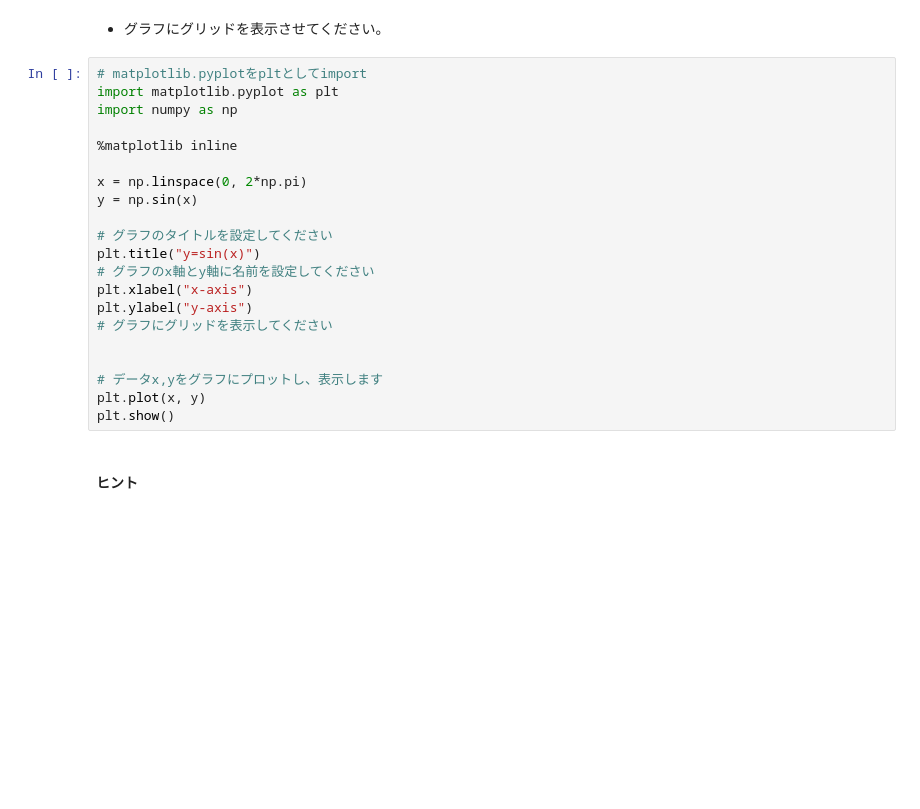
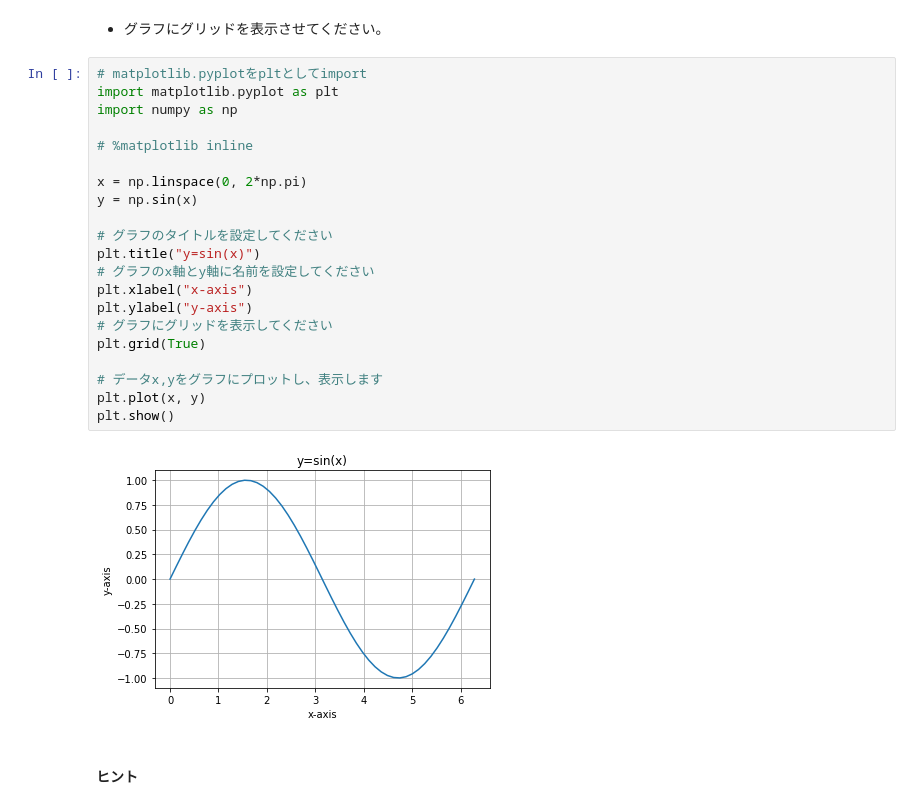
Before and after one commit to Eigo-Mt-Fuji/aiml-training, a Jupyter notebook: 4040_data_visualization/chapter2.ipynb, the cells around one changed output. Saved outputs shown, nothing was run; the diff lists cells and outputs as text; blank space fills up the shorter version.

```diff
--- a/4040_data_visualization/chapter2.ipynb
+++ b/4040_data_visualization/chapter2.ipynb
@@ -213,24 +213,26 @@ plt.show()
 # %%
 # matplotlib.pyplotをpltとしてimport
 import matplotlib.pyplot as plt
 import numpy as np
 
-%matplotlib inline
+# %matplotlib inline
 
 x = np.linspace(0, 2*np.pi)
 y = np.sin(x)
 
 # グラフのタイトルを設定してください
 plt.title("y=sin(x)")
 # グラフのx軸とy軸に名前を設定してください
 plt.xlabel("x-axis")
 plt.ylabel("y-axis")
 # グラフにグリッドを表示してください
-
+plt.grid(True)
 
 # データx,yをグラフにプロットし、表示します
 plt.plot(x, y)
 plt.show()
+# %% [output]
+[figure, added]
 # %% [markdown]
 #### ヒント
 # %% [markdown]
```
Also changed, not shown: parts of 14 cells of this notebook, 18 other files.
